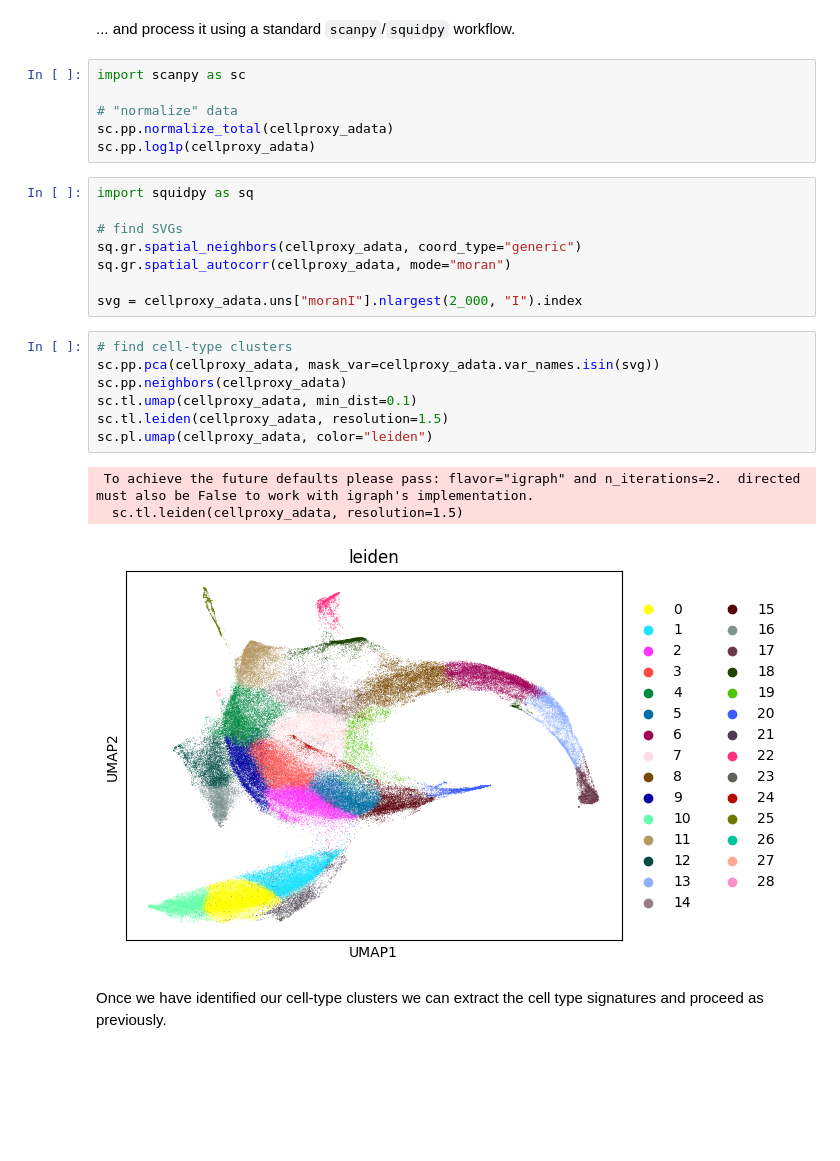
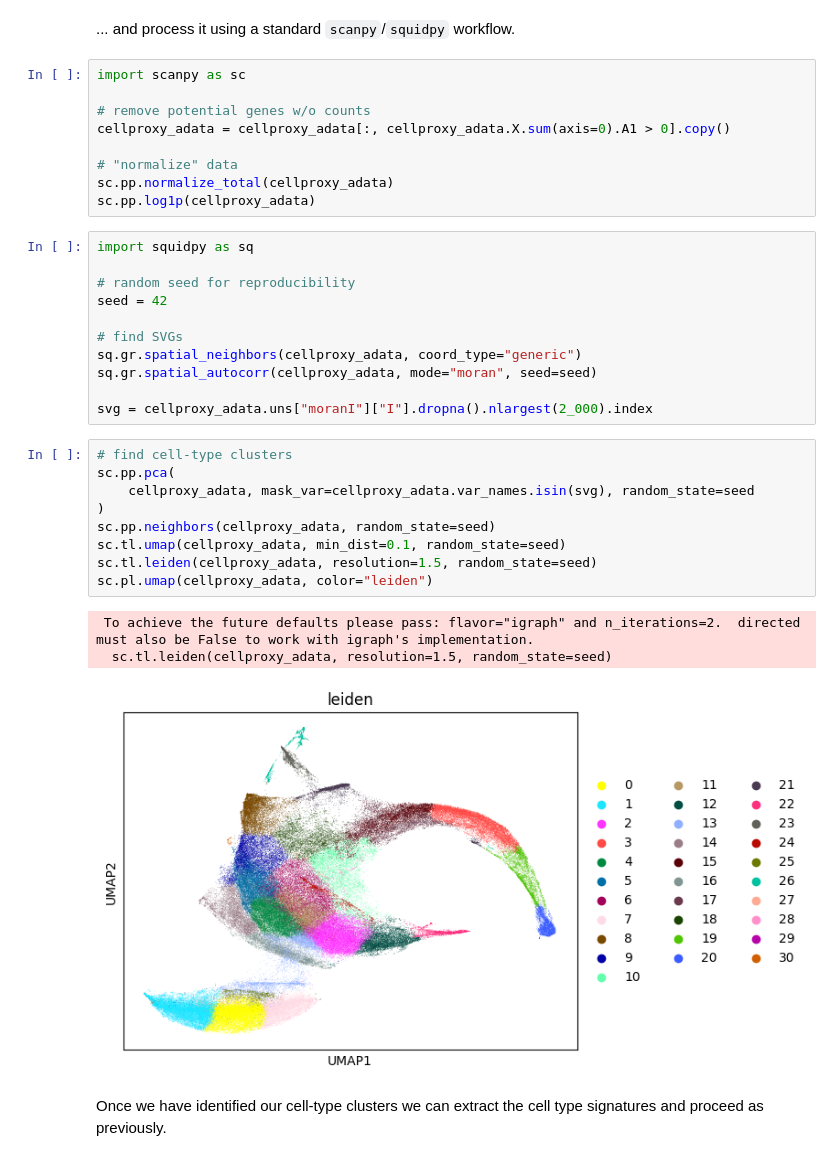
Before and after one commit to HiDiHlabs/sainsc, a Jupyter notebook: docs/source/usage.ipynb, the cells around one changed output. Cells and saved outputs as stored; diff of their text form; blank space fills up the shorter version.

```diff
--- a/docs/source/usage.ipynb
+++ b/docs/source/usage.ipynb
@@ -239,6 +242,9 @@ AnnData object with n_obs × n_vars = 171503 × 28633
 ... and process it using a standard `scanpy`/`squidpy` workflow.
 # %%
 import scanpy as sc
+
+# remove potential genes w/o counts
+cellproxy_adata = cellproxy_adata[:, cellproxy_adata.X.sum(axis=0).A1 > 0].copy()
 
 # "normalize" data
 sc.pp.normalize_total(cellproxy_adata)
@@ -246,22 +252,27 @@ sc.pp.log1p(cellproxy_adata)
 # %%
 import squidpy as sq
 
+# random seed for reproducibility
+seed = 42
+
 # find SVGs
 sq.gr.spatial_neighbors(cellproxy_adata, coord_type="generic")
-sq.gr.spatial_autocorr(cellproxy_adata, mode="moran")
+sq.gr.spatial_autocorr(cellproxy_adata, mode="moran", seed=seed)
 
-svg = cellproxy_adata.uns["moranI"].nlargest(2_000, "I").index
+svg = cellproxy_adata.uns["moranI"]["I"].dropna().nlargest(2_000).index
 # %%
 # find cell-type clusters
-sc.pp.pca(cellproxy_adata, mask_var=cellproxy_adata.var_names.isin(svg))
-sc.pp.neighbors(cellproxy_adata)
-sc.tl.umap(cellproxy_adata, min_dist=0.1)
-sc.tl.leiden(cellproxy_adata, resolution=1.5)
+sc.pp.pca(
+    cellproxy_adata, mask_var=cellproxy_adata.var_names.isin(svg), random_state=seed
+)
+sc.pp.neighbors(cellproxy_adata, random_state=seed)
+sc.tl.umap(cellproxy_adata, min_dist=0.1, random_state=seed)
+sc.tl.leiden(cellproxy_adata, resolution=1.5, random_state=seed)
 sc.pl.umap(cellproxy_adata, color="leiden")
 # %% [output]
  To achieve the future defaults please pass: flavor="igraph" and n_iterations=2.  directed must also be False to work with igraph's implementation.
-  sc.tl.leiden(cellproxy_adata, resolution=1.5)
+  sc.tl.leiden(cellproxy_adata, resolution=1.5, random_state=seed)
-[figure, old version]
+[figure, new version]
 # %% [markdown]
 Once we have identified our cell-type clusters we can extract the cell type signatures and proceed as previously.
 # %%
```
Also changed, not shown: parts of 8 cells of this notebook, 1 other file.
